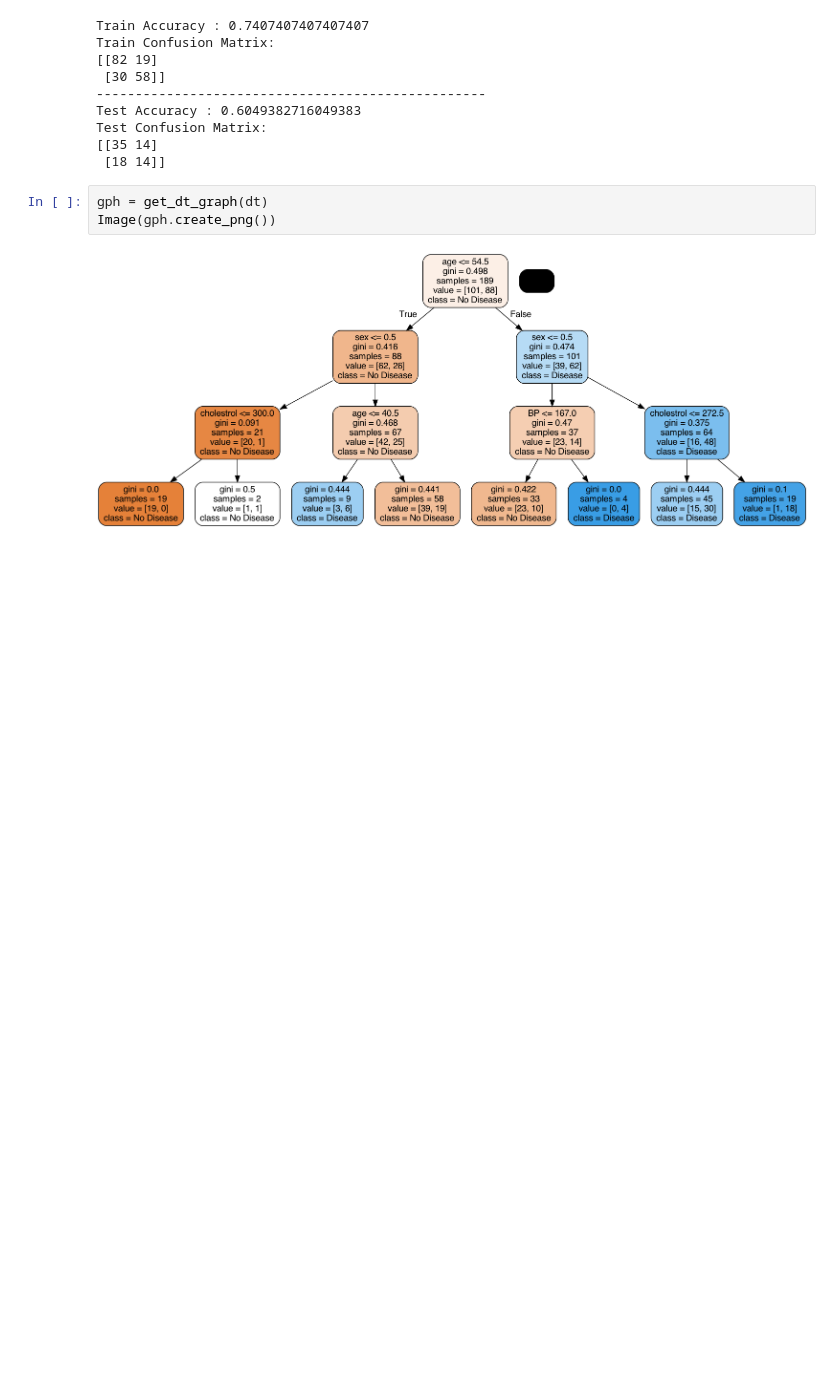
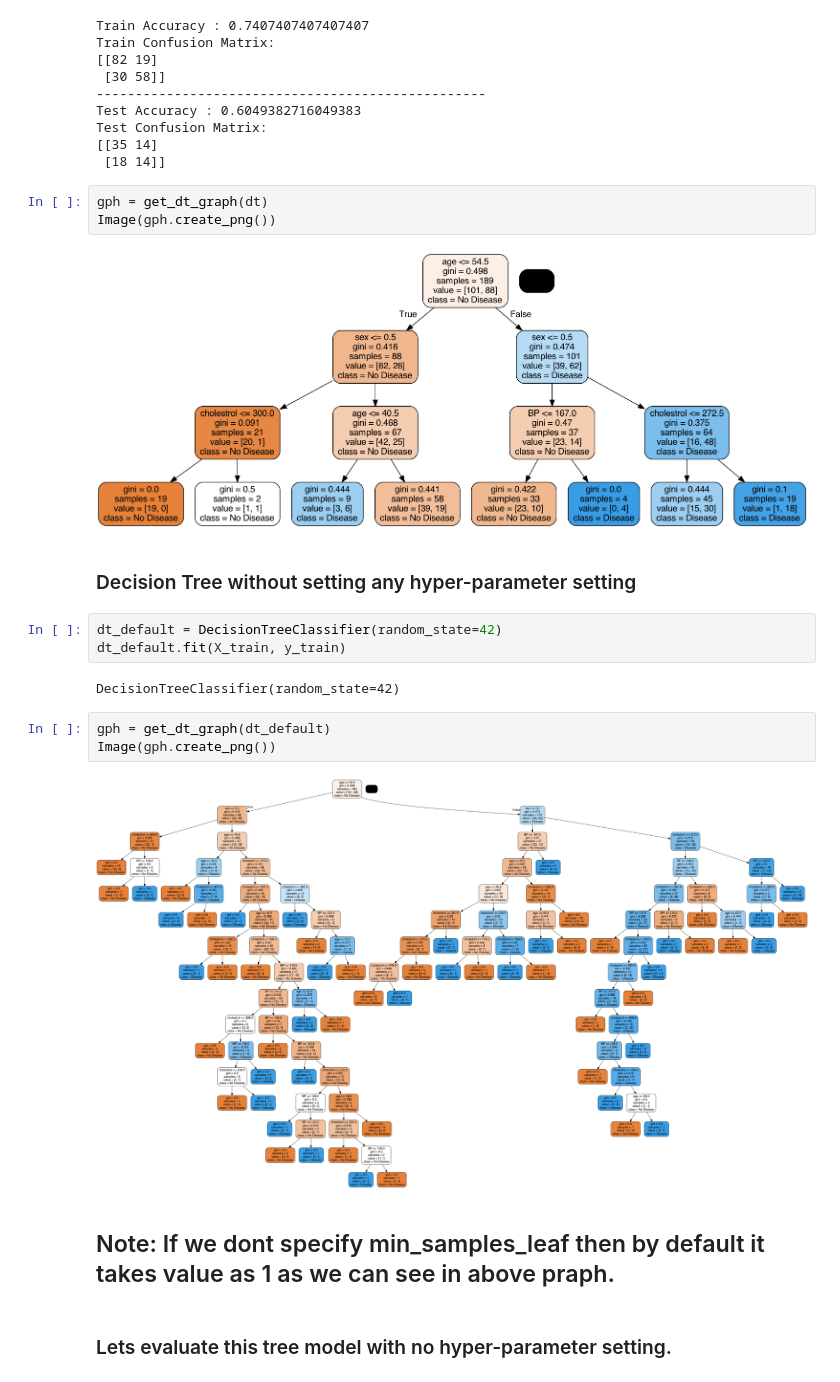
Before and after one commit to kc11381/Heart_Disease_and_Housing_Price_Prediction_Using_Decision_Tree_Random_Forest, a Jupyter notebook: heart_disease_prediction_using_decision_tree.ipynb, the cells around one changed output. Saved outputs shown, nothing was run; the diff lists cells and outputs as text; blank space fills up the shorter version.

Commit message:
hyperparameter tuning for decision tree

```diff
--- a/heart_disease_prediction_using_decision_tree.ipynb
+++ b/heart_disease_prediction_using_decision_tree.ipynb
@@ -184,3 +184,19 @@ gph = get_dt_graph(dt)
 Image(gph.create_png())
 # %% [output]
 [figure]
+# %% [markdown]
+### Decision Tree without setting any hyper-parameter setting
+# %%
+dt_default = DecisionTreeClassifier(random_state=42)
+dt_default.fit(X_train, y_train)
+# %% [output]
+DecisionTreeClassifier(random_state=42)
+# %%
+gph = get_dt_graph(dt_default)
+Image(gph.create_png())
+# %% [output]
+[figure, added]
+# %% [markdown]
+## Note: If we dont specify min_samples_leaf then by default it takes value as 1 as we can see in above praph.
+# %% [markdown]
+### Lets evaluate this tree model with no hyper-parameter setting.
```
Also changed, not shown: parts of 19 cells of this notebook.
